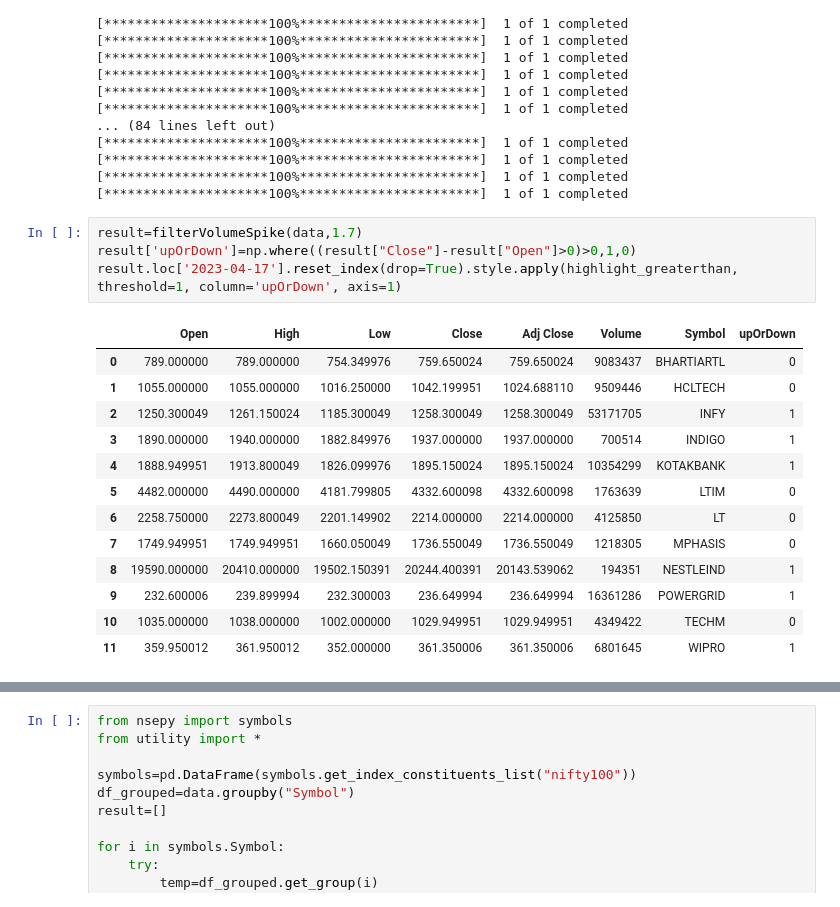
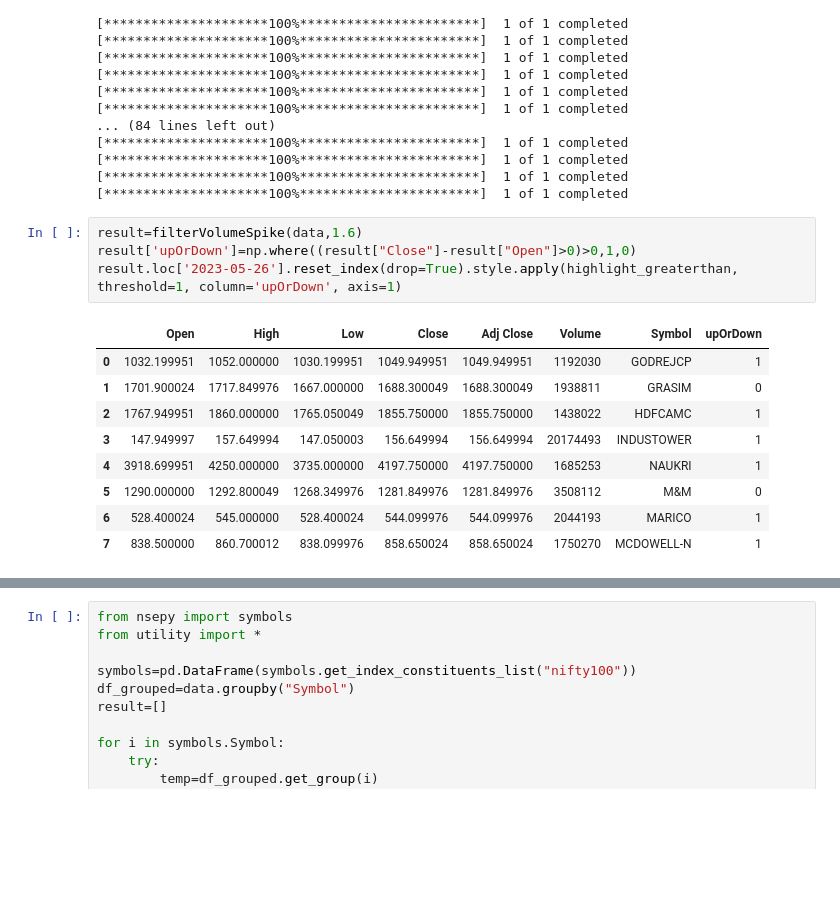
Before and after one commit to Dhruvk1999/momentum-trader, a Jupyter notebook: console.ipynb, the cells around one changed output, grey strips where cells are left out. Cells and saved outputs as stored; diff of their text form; blank space fills up the shorter version.

```diff
--- a/console.ipynb
+++ b/console.ipynb
@@ -33,20 +33,16 @@ data=load_data()
 [*********************100%***********************]  1 of 1 completed
 [*********************100%***********************]  1 of 1 completed
 # %%
-result=filterVolumeSpike(data,1.7)
+result=filterVolumeSpike(data,1.6)
 result['upOrDown']=np.where((result["Close"]-result["Open"]>0)>0,1,0)
-result.loc['2023-04-17'].reset_index(drop=True).style.apply(highlight_greaterthan, threshold=1, column='upOrDown', axis=1)
+result.loc['2023-05-26'].reset_index(drop=True).style.apply(highlight_greaterthan, threshold=1, column='upOrDown', axis=1)
 # %% [output]
 |  | Open | High | Low | Close | Adj Close | Volume | Symbol | upOrDown |
-| 0 | 789.000000 | 789.000000 | 754.349976 | 759.650024 | 759.650024 | 9083437 | BHARTIARTL | 0 |
-| 1 | 1055.000000 | 1055.000000 | 1016.250000 | 1042.199951 | 1024.688110 | 9509446 | HCLTECH | 0 |
-| 2 | 1250.300049 | 1261.150024 | 1185.300049 | 1258.300049 | 1258.300049 | 53171705 | INFY | 1 |
-| 3 | 1890.000000 | 1940.000000 | 1882.849976 | 1937.000000 | 1937.000000 | 700514 | INDIGO | 1 |
-| 4 | 1888.949951 | 1913.800049 | 1826.099976 | 1895.150024 | 1895.150024 | 10354299 | KOTAKBANK | 1 |
-| 5 | 4482.000000 | 4490.000000 | 4181.799805 | 4332.600098 | 4332.600098 | 1763639 | LTIM | 0 |
-| 6 | 2258.750000 | 2273.800049 | 2201.149902 | 2214.000000 | 2214.000000 | 4125850 | LT | 0 |
-| 7 | 1749.949951 | 1749.949951 | 1660.050049 | 1736.550049 | 1736.550049 | 1218305 | MPHASIS | 0 |
-| 8 | 19590.000000 | 20410.000000 | 19502.150391 | 20244.400391 | 20143.539062 | 194351 | NESTLEIND | 1 |
-| 9 | 232.600006 | 239.899994 | 232.300003 | 236.649994 | 236.649994 | 16361286 | POWERGRID | 1 |
-| 10 | 1035.000000 | 1038.000000 | 1002.000000 | 1029.949951 | 1029.949951 | 4349422 | TECHM | 0 |
-| 11 | 359.950012 | 361.950012 | 352.000000 | 361.350006 | 361.350006 | 6801645 | WIPRO | 1 |
+| 0 | 1032.199951 | 1052.000000 | 1030.199951 | 1049.949951 | 1049.949951 | 1192030 | GODREJCP | 1 |
+| 1 | 1701.900024 | 1717.849976 | 1667.000000 | 1688.300049 | 1688.300049 | 1938811 | GRASIM | 0 |
+| 2 | 1767.949951 | 1860.000000 | 1765.050049 | 1855.750000 | 1855.750000 | 1438022 | HDFCAMC | 1 |
+| 3 | 147.949997 | 157.649994 | 147.050003 | 156.649994 | 156.649994 | 20174493 | INDUSTOWER | 1 |
+| 4 | 3918.699951 | 4250.000000 | 3735.000000 | 4197.750000 | 4197.750000 | 1685253 | NAUKRI | 1 |
+| 5 | 1290.000000 | 1292.800049 | 1268.349976 | 1281.849976 | 1281.849976 | 3508112 | M&M | 0 |
+| 6 | 528.400024 | 545.000000 | 528.400024 | 544.099976 | 544.099976 | 2044193 | MARICO | 1 |
+| 7 | 838.500000 | 860.700012 | 838.099976 | 858.650024 | 858.650024 | 1750270 | MCDOWELL-N | 1 |
```
Also changed, not shown: parts of 3 cells of this notebook.
